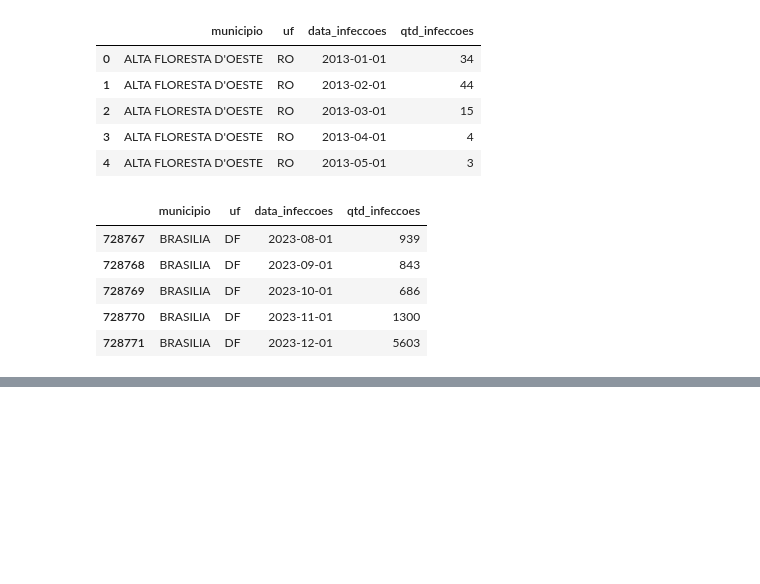
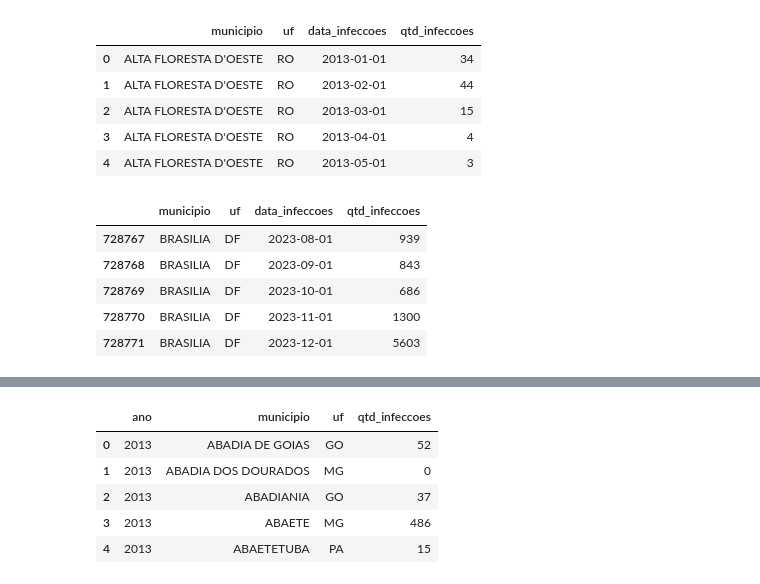
Before and after one commit to AleLucasG/Pos_Tech_FIAP_Data_Analytics, a Jupyter notebook: 01-data-analytics/handson/handson-01-analise-dados-storytelling/Dengue_Brasil.ipynb, the cells around one changed output, grey strips where cells are left out. Cells and saved outputs as stored; diff of their text form; code cells hidden in the pictures; blank space fills up the shorter version.

```diff
--- a/01-data-analytics/handson/handson-01-analise-dados-storytelling/Dengue_Brasil.ipynb
+++ b/01-data-analytics/handson/handson-01-analise-dados-storytelling/Dengue_Brasil.ipynb
@@ -37,0 +126,11 @@ df_dengue.tail()
+# %%
+# Agrupa os dados por ano, município e UF, somando a quantidade de infecções e reorganizando o índice
+infeccoes_minicipio = df_dengue.groupby(['ano', 'municipio', 'uf'])['qtd_infeccoes'].sum().reset_index()
+infeccoes_minicipio.head()
+# %% [output]
+|  | ano | municipio | uf | qtd_infeccoes |
+| 0 | 2013 | ABADIA DE GOIAS | GO | 52 |
+| 1 | 2013 | ABADIA DOS DOURADOS | MG | 0 |
+| 2 | 2013 | ABADIANIA | GO | 37 |
+| 3 | 2013 | ABAETE | MG | 486 |
+| 4 | 2013 | ABAETETUBA | PA | 15 |
```
Also changed, not shown: parts of 14 cells of this notebook.
